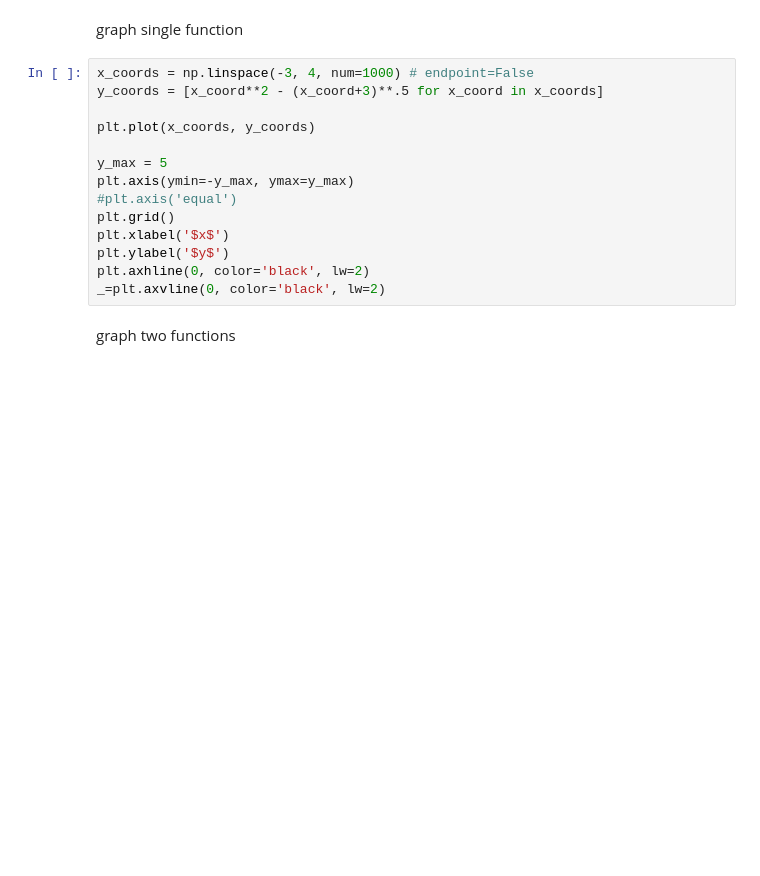
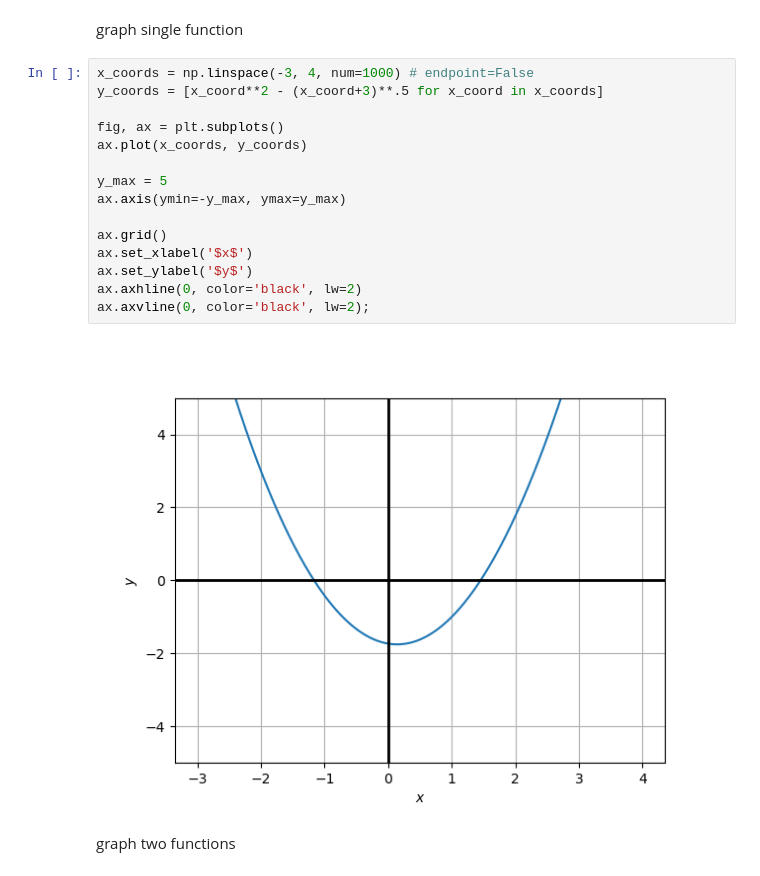
Before and after one commit to geraldwenzel/math_notebooks, a Jupyter notebook: math.ipynb, the cells around one changed output. Drawn from its saved outputs; the diff is of its cells as text; blank space fills up the shorter version.

Commit message:
graph single function example written in OO-style

```diff
--- a/math.ipynb
+++ b/math.ipynb
@@ -765,17 +782,20 @@ graph single function
 # %%
 x_coords = np.linspace(-3, 4, num=1000) # endpoint=False
 y_coords = [x_coord**2 - (x_coord+3)**.5 for x_coord in x_coords]
 
-plt.plot(x_coords, y_coords)
+fig, ax = plt.subplots()
+ax.plot(x_coords, y_coords)
 
 y_max = 5
-plt.axis(ymin=-y_max, ymax=y_max)
-#plt.axis('equal')
-plt.grid()
-plt.xlabel('$x$')
-plt.ylabel('$y$')
-plt.axhline(0, color='black', lw=2)
-_=plt.axvline(0, color='black', lw=2)
+ax.axis(ymin=-y_max, ymax=y_max)
+
+ax.grid()
+ax.set_xlabel('$x$')
+ax.set_ylabel('$y$')
+ax.axhline(0, color='black', lw=2)
+ax.axvline(0, color='black', lw=2);
+# %% [output]
+[figure, added]
 # %% [markdown]
 graph two functions
 # %%
```
Also changed, not shown: parts of 18 cells of this notebook.
